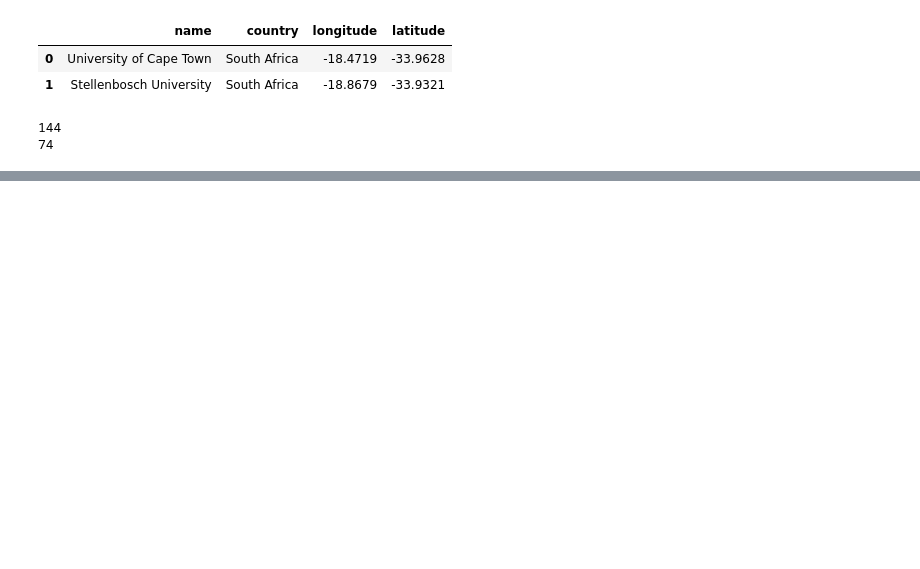
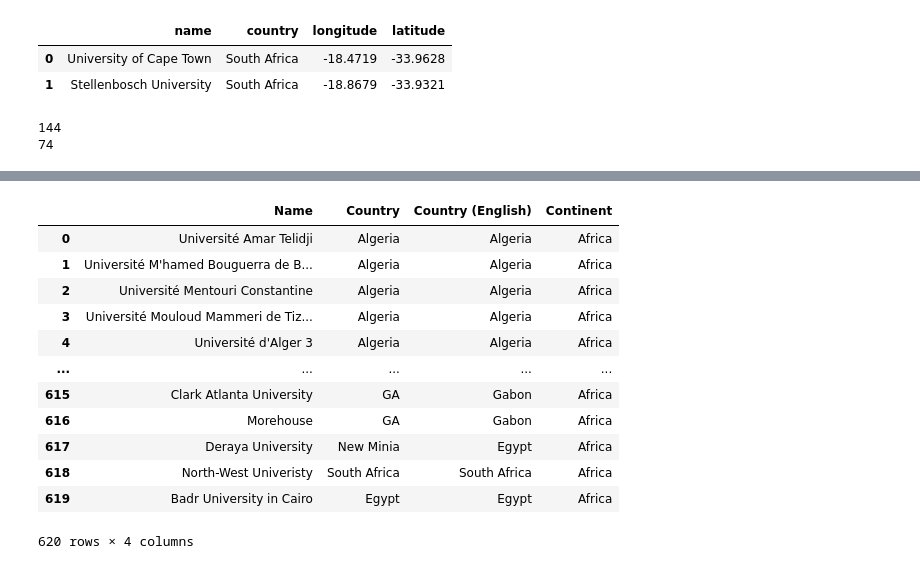
Before and after one commit to asmaatbaeen/African-universities-quantitative-ecology, a Jupyter notebook: unies_all.ipynb, the cells around one changed output, grey strips where cells are left out. Drawn from its saved outputs; the diff is of its cells as text; code cells hidden in the pictures; blank space fills up the shorter version.

```diff
--- a/unies_all.ipynb
+++ b/unies_all.ipynb
@@ -179,0 +293,21 @@ df_ex
+# %%
+df_africa = df_name_coun[df_name_coun['Continent'].str.contains('Africa')]
+
+# Reindex the DataFrame
+df_africa = df_africa.reset_index(drop=True)
+
+df_africa
+# %% [output]
+|  | Name | Country | Country (English) | Continent |
+| 0 | Université Amar Telidji | Algeria | Algeria | Africa |
+| 1 | Université M'hamed Bouguerra de B... | Algeria | Algeria | Africa |
+| 2 | Université Mentouri Constantine | Algeria | Algeria | Africa |
+| 3 | Université Mouloud Mammeri de Tiz... | Algeria | Algeria | Africa |
+| 4 | Université d'Alger 3 | Algeria | Algeria | Africa |
+| ... | ... | ... | ... | ... |
+| 615 | Clark Atlanta University | GA | Gabon | Africa |
+| 616 | Morehouse | GA | Gabon | Africa |
+| 617 | Deraya University | New Minia | Egypt | Africa |
+| 618 | North-West Univeristy | South Africa | South Africa | Africa |
+| 619 | Badr University in Cairo | Egypt | Egypt | Africa |
+620 rows × 4 columns
```
Also changed, not shown: parts of 18 cells of this notebook, 3 other files.
